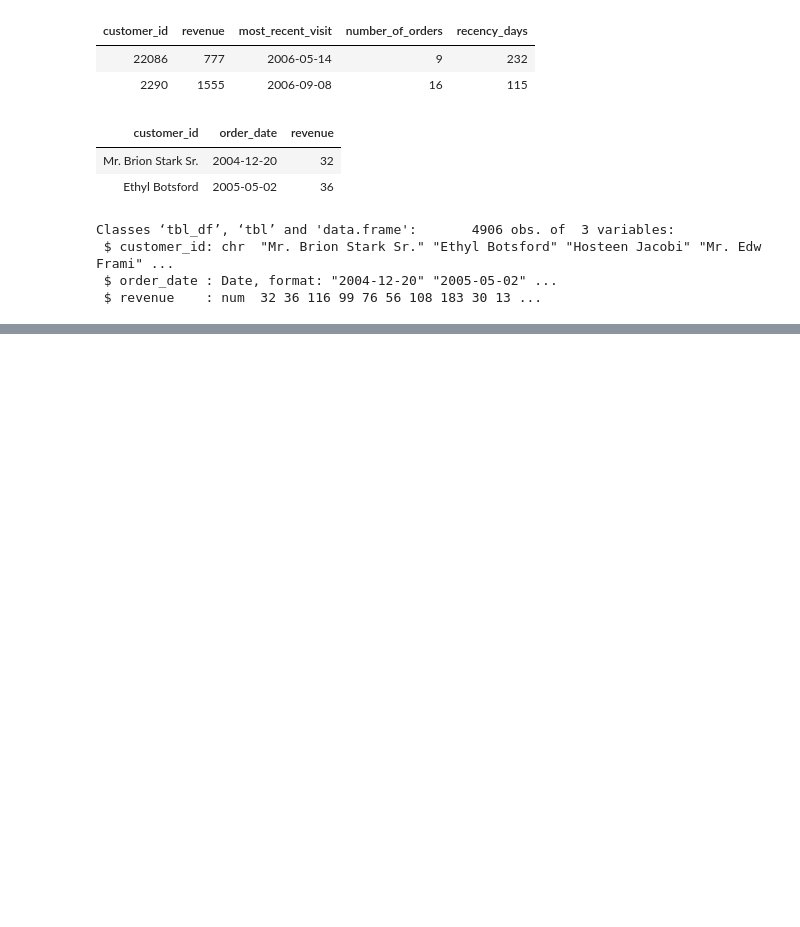
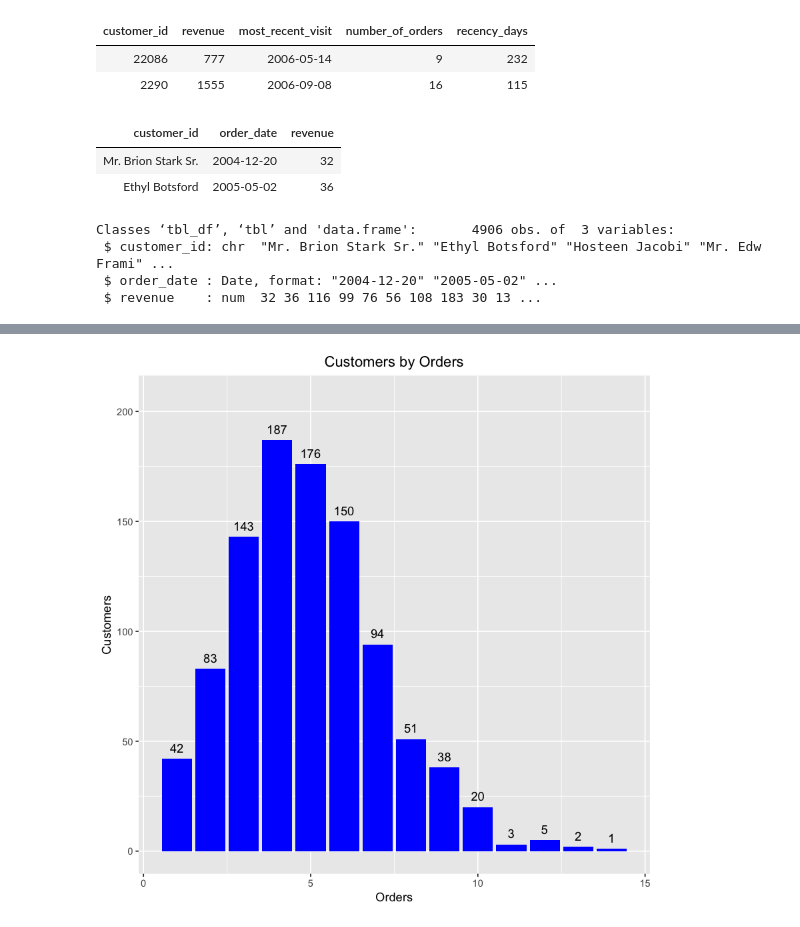
Before and after one commit to zhenxu66/R_business_analyst, a Jupyter notebook: RFM.ipynb, the cells around one changed output, grey strips where cells are left out. Saved outputs shown, nothing was run; the diff lists cells and outputs as text; code cells hidden in the pictures; blank space fills up the shorter version.

```diff
--- a/RFM.ipynb
+++ b/RFM.ipynb
@@ -89,0 +104,5 @@ head(rfm_result$rfm,2)
+# %%
+# Customers by Orders
+rfm_order_dist(rfm_result)
+# %% [output]
+[figure, added]
```
Also changed, not shown: parts of 29 cells of this notebook.
